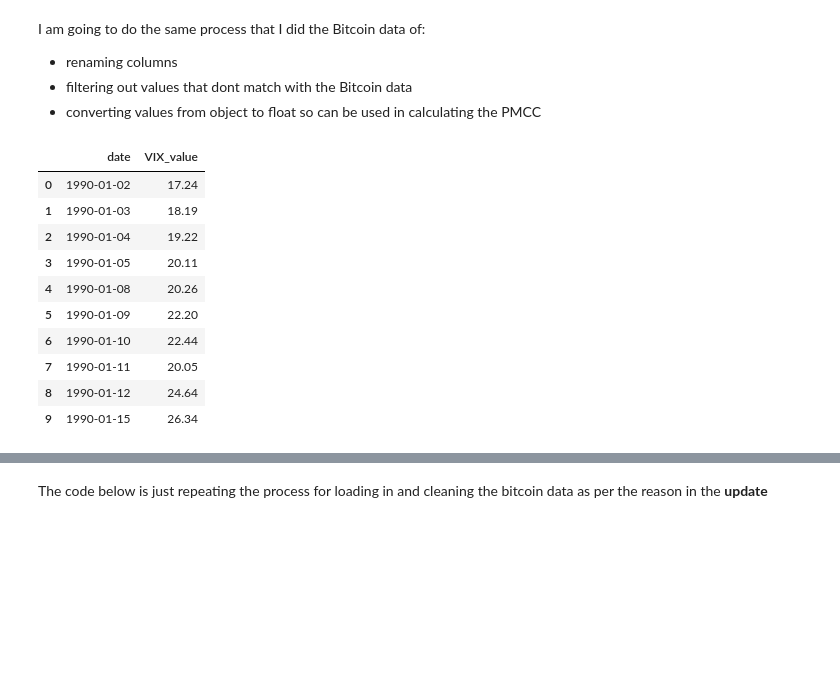
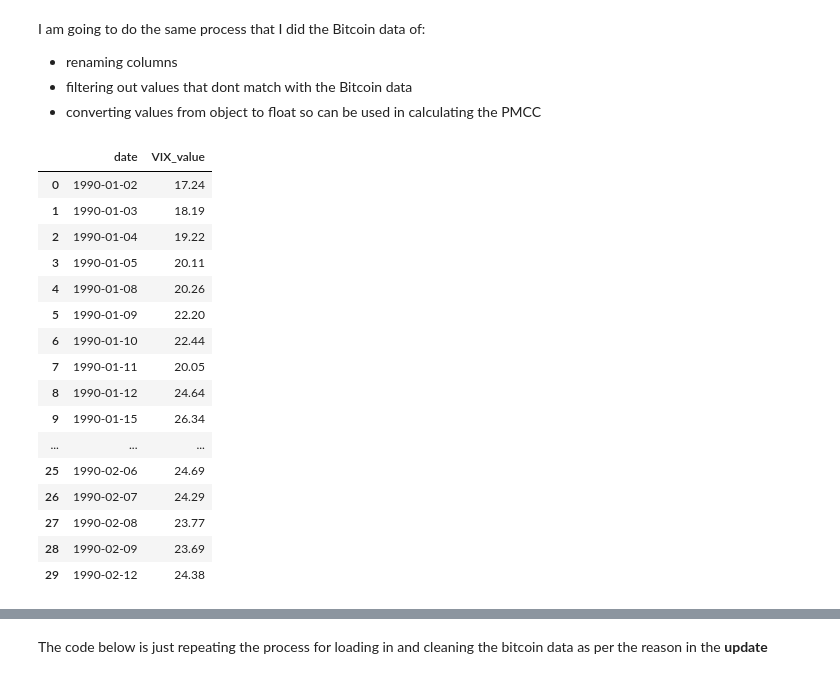
Before and after one commit to HerbDavis20/HerbDavis20.github.io, a Jupyter notebook: project_files/Data4_CorrChart.ipynb, the cells around one changed output, grey strips where cells are left out. Cells and saved outputs as stored; diff of their text form; code cells hidden in the pictures; blank space fills up the shorter version.

```diff
--- a/project_files/Data4_CorrChart.ipynb
+++ b/project_files/Data4_CorrChart.ipynb
@@ -300,22 +302,28 @@ I am going to do the same process that I did the Bitcoin data of:
 # %%
 df_VIX = df_VIX.rename(columns={
     'value': 'VIX_value'
 })
 
 filtered_df_VIX = df_VIX[df_VIX['date'] >= '1990-01-02']
 filtered_df_VIX.reset_index(drop=True, inplace=True) #this is to reset the index back to zero to help with merging later
 filtered_df_VIX['VIX_value'] = pd.to_numeric(filtered_df_VIX['VIX_value'], errors='coerce')
 
-filtered_df_VIX.head(10)
+filtered_df_VIX.head(30)
 # %% [output]
 |  | date | VIX_value |
 | 0 | 1990-01-02 | 17.24 |
 | 1 | 1990-01-03 | 18.19 |
 | 2 | 1990-01-04 | 19.22 |
 | 3 | 1990-01-05 | 20.11 |
 | 4 | 1990-01-08 | 20.26 |
 | 5 | 1990-01-09 | 22.20 |
 | 6 | 1990-01-10 | 22.44 |
 | 7 | 1990-01-11 | 20.05 |
 | 8 | 1990-01-12 | 24.64 |
 | 9 | 1990-01-15 | 26.34 |
+| ... | ... | ... |
+| 25 | 1990-02-06 | 24.69 |
+| 26 | 1990-02-07 | 24.29 |
+| 27 | 1990-02-08 | 23.77 |
+| 28 | 1990-02-09 | 23.69 |
+| 29 | 1990-02-12 | 24.38 |
```
Also changed, not shown: parts of 16 cells of this notebook.
